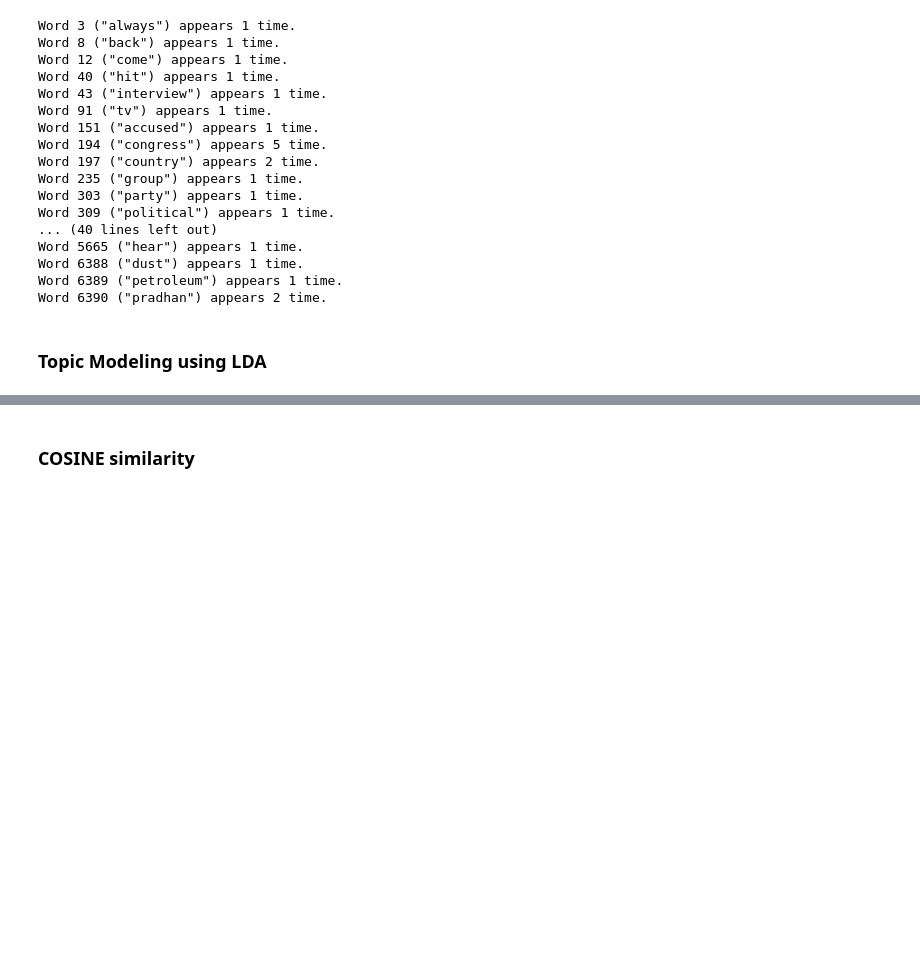
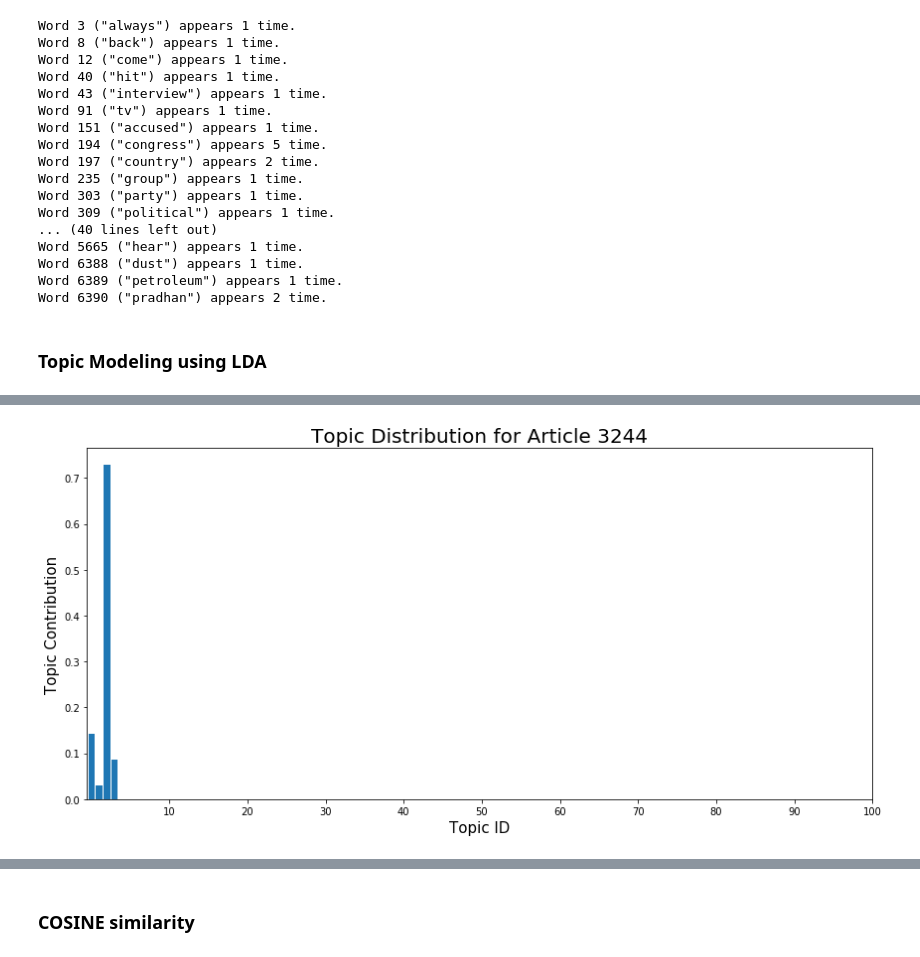
Before and after one commit to ChsQueen/SB_submissions, a Jupyter notebook: Capstone2/Topic_mlda.ipynb, the cells around one changed output, grey strips where cells are left out. Cells and saved outputs as stored; diff of their text form; code cells hidden in the pictures; blank space fills up the shorter version.

```diff
--- a/Capstone2/Topic_mlda.ipynb
+++ b/Capstone2/Topic_mlda.ipynb
@@ -179,0 +204,17 @@ for topic in topics:
+# %%
+new_doc_distribution = np.array([tup[1] for tup in lda_model.get_document_topics(bow=bow_doc_300)])
+# %%
+random_article_index = np.random.randint(len(data))
+# %%
+# bar plot of topic distribution for this document
+fig, ax = plt.subplots(figsize=(12,6));
+# the histogram of the data
+patches = ax.bar(np.arange(len(new_doc_distribution)), new_doc_distribution)
+ax.set_xlabel('Topic ID', fontsize=15)
+ax.set_ylabel('Topic Contribution', fontsize=15)
+ax.set_title("Topic Distribution for Article " + str(random_article_index), fontsize=20)
+ax.set_xticks(np.linspace(10,100,10))
+fig.tight_layout()
+plt.show()
+# %% [output]
+[figure, added]
```
Also changed, not shown: parts of 9 cells of this notebook.
